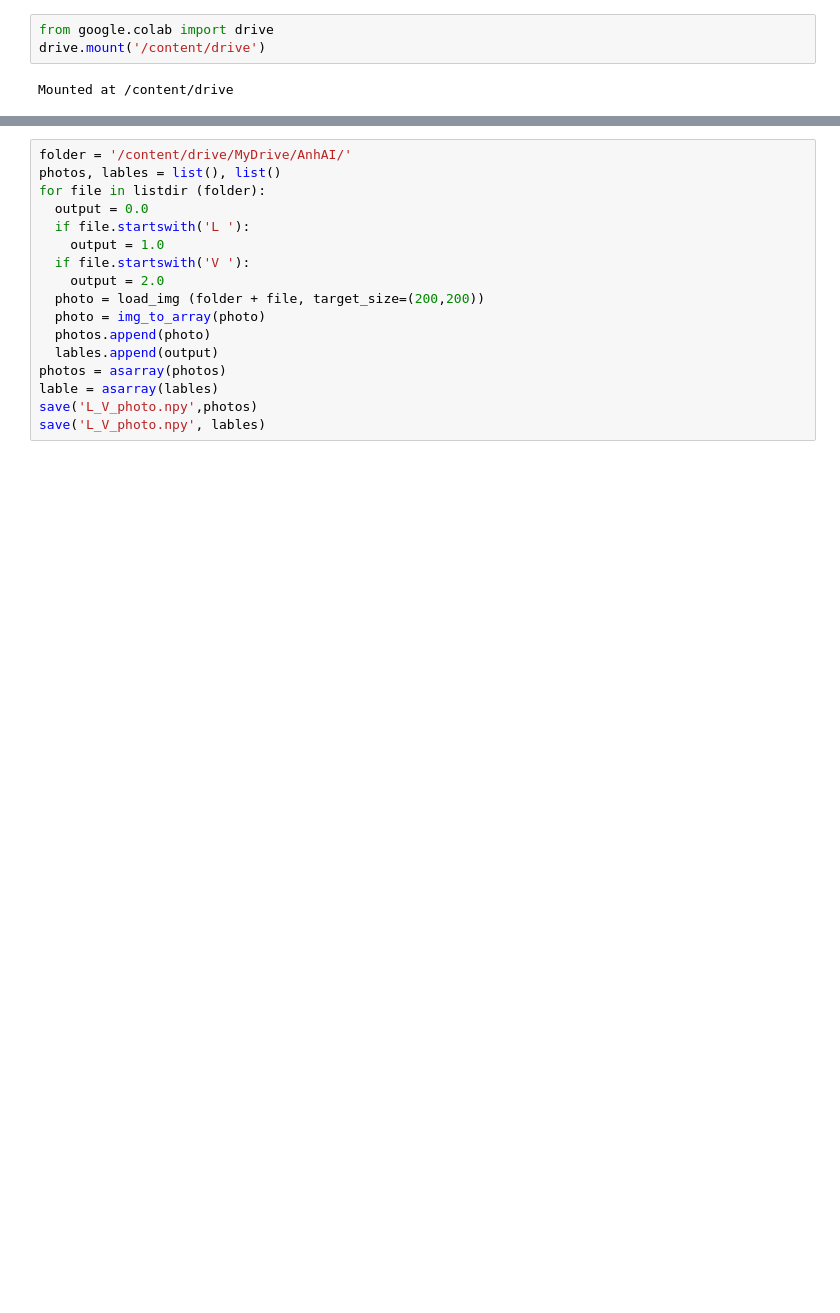
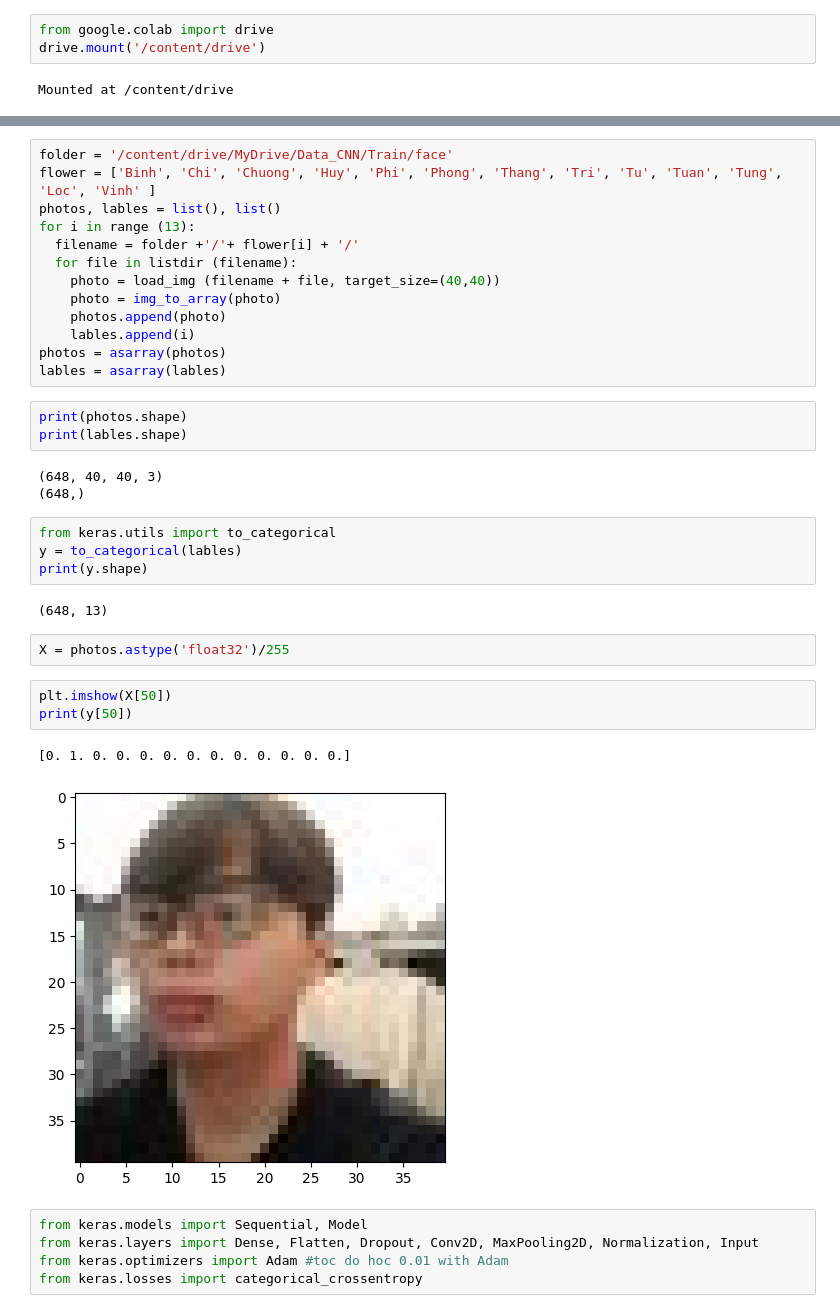
Before and after one commit to Quang-Trong-Tan-Loc/AI, a Jupyter notebook: BT11_classify_face_with_CNN.ipynb, the cells around one changed output, grey strips where cells are left out. Saved outputs shown, nothing was run; the diff lists cells and outputs as text; blank space fills up the shorter version.

```diff
--- a/BT11_classify_face_with_CNN.ipynb
+++ b/BT11_classify_face_with_CNN.ipynb
@@ -13,17 +17,38 @@ from tensorflow.keras.preprocessing.image import load_img, img_to_array
 # %%
-folder = '/content/drive/MyDrive/AnhAI/'
+folder = '/content/drive/MyDrive/Data_CNN/Train/face'
+flower = ['Binh', 'Chi', 'Chuong', 'Huy', 'Phi', 'Phong', 'Thang', 'Tri', 'Tu', 'Tuan', 'Tung', 'Loc', 'Vinh' ]
 photos, lables = list(), list()
-for file in listdir (folder):
-  output = 0.0
-  if file.startswith('L '):
-    output = 1.0
-  if file.startswith('V '):
-    output = 2.0
-  photo = load_img (folder + file, target_size=(200,200))
-  photo = img_to_array(photo)
-  photos.append(photo)
-  lables.append(output)
+for i in range (13):
+  filename = folder +'/'+ flower[i] + '/'
+  for file in listdir (filename):
+    photo = load_img (filename + file, target_size=(40,40))
+    photo = img_to_array(photo)
+    photos.append(photo)
+    lables.append(i)
 photos = asarray(photos)
-lable = asarray(lables)
-save('L_V_photo.npy',photos)
-save('L_V_photo.npy', lables)
+lables = asarray(lables)
+# %%
+print(photos.shape)
+print(lables.shape)
+# %% [output]
+(648, 40, 40, 3)
+(648,)
+# %%
+from keras.utils import to_categorical
+y = to_categorical(lables)
+print(y.shape)
+# %% [output]
+(648, 13)
+# %%
+X = photos.astype('float32')/255
+# %%
+plt.imshow(X[50])
+print(y[50])
+# %% [output]
+[0. 1. 0. 0. 0. 0. 0. 0. 0. 0. 0. 0. 0.]
+[figure, added]
+# %%
+from keras.models import Sequential, Model
+from keras.layers import Dense, Flatten, Dropout, Conv2D, MaxPooling2D, Normalization, Input
+from keras.optimizers import Adam #toc do hoc 0.01 with Adam
+from keras.losses import categorical_crossentropy
```
Also changed, not shown: parts of 10 cells of this notebook.
